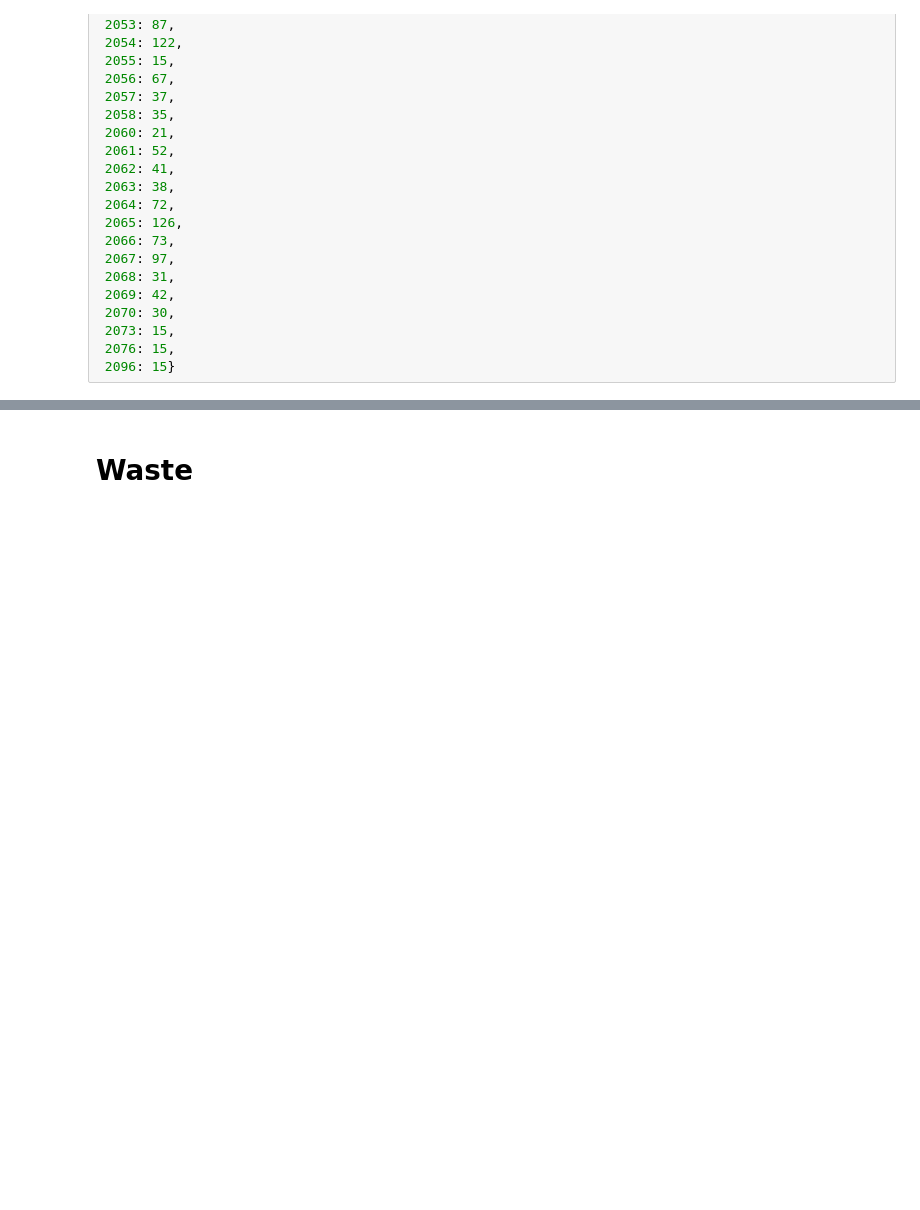
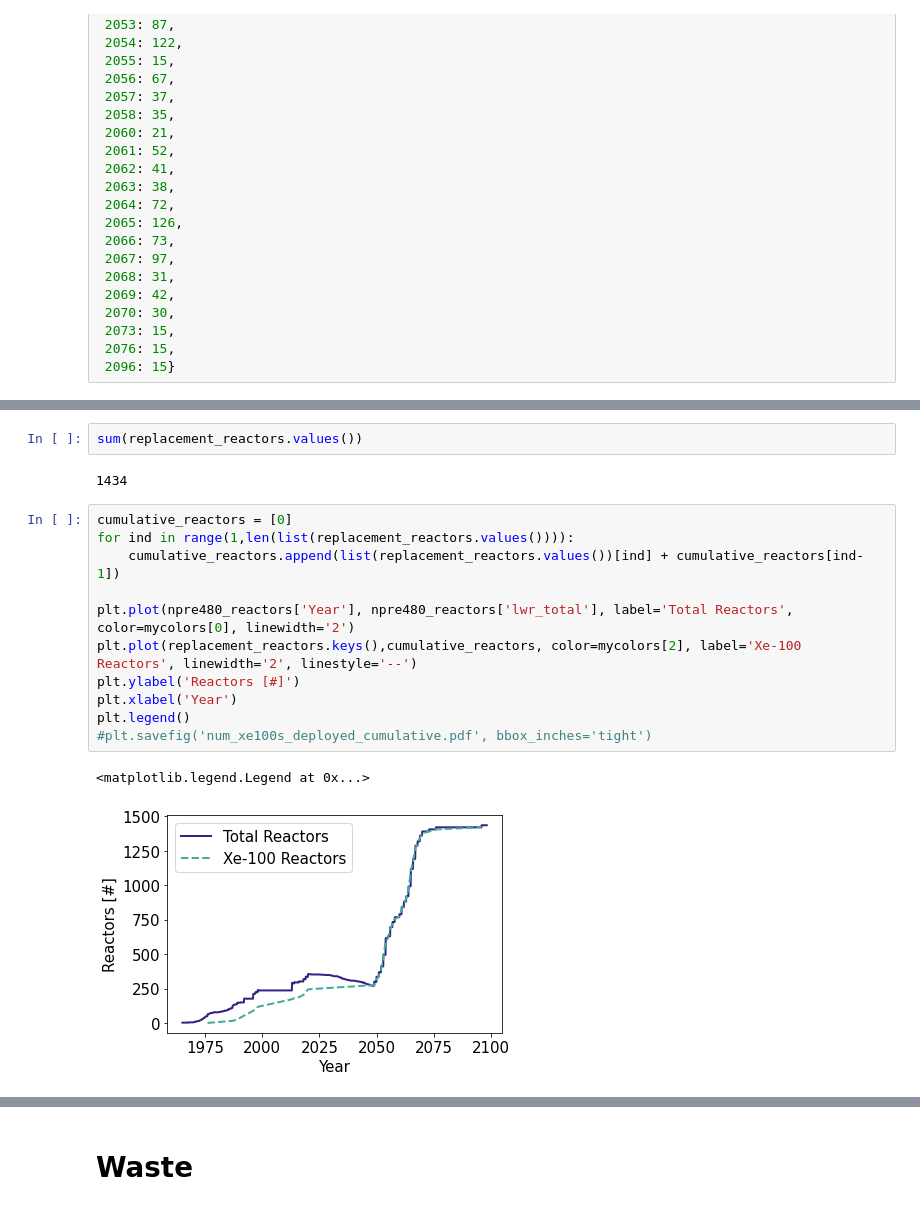
Before and after one commit to nsryan2/transition-scenarios, a Jupyter notebook: input/npre480/rud_triso_analysis.ipynb, the cells around one changed output, grey strips where cells are left out. Saved outputs shown, nothing was run; the diff lists cells and outputs as text; blank space fills up the shorter version.

```diff
--- a/input/npre480/rud_triso_analysis.ipynb
+++ b/input/npre480/rud_triso_analysis.ipynb
@@ -382 +388,19 @@ plt.savefig('num_xe100s_deployed.pdf', bbox_inches='tight')
 [figure]
+# %%
+sum(replacement_reactors.values())
+# %% [output]
+1434
+# %%
+cumulative_reactors = [0]
+for ind in range(1,len(list(replacement_reactors.values()))):
+    cumulative_reactors.append(list(replacement_reactors.values())[ind] + cumulative_reactors[ind-1])
+
+plt.plot(npre480_reactors['Year'], npre480_reactors['lwr_total'], label='Total Reactors', color=mycolors[0], linewidth='2')
+plt.plot(replacement_reactors.keys(),cumulative_reactors, color=mycolors[2], label='Xe-100 Reactors', linewidth='2', linestyle='--')
+plt.ylabel('Reactors [#]')
+plt.xlabel('Year')
+plt.legend()
+#plt.savefig('num_xe100s_deployed_cumulative.pdf', bbox_inches='tight')
+# %% [output]
+<matplotlib.legend.Legend at 0x...>
+[figure, added]
```
Also changed, not shown: parts of 32 cells of this notebook, 14 other files.
